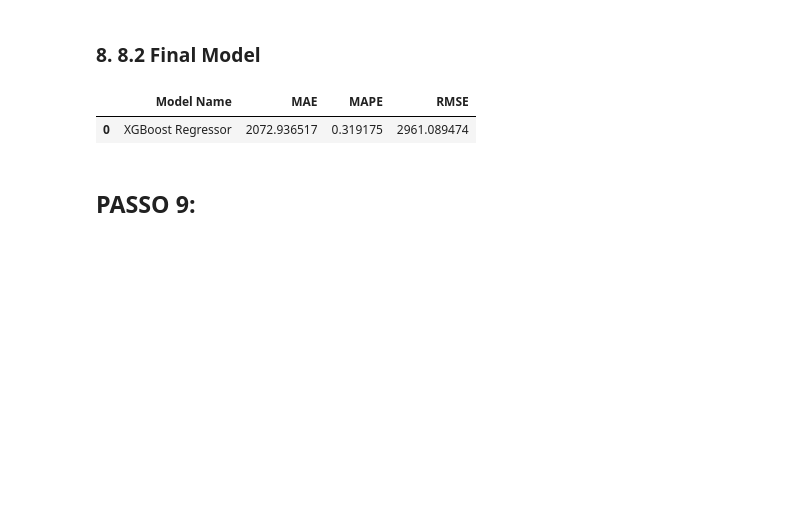
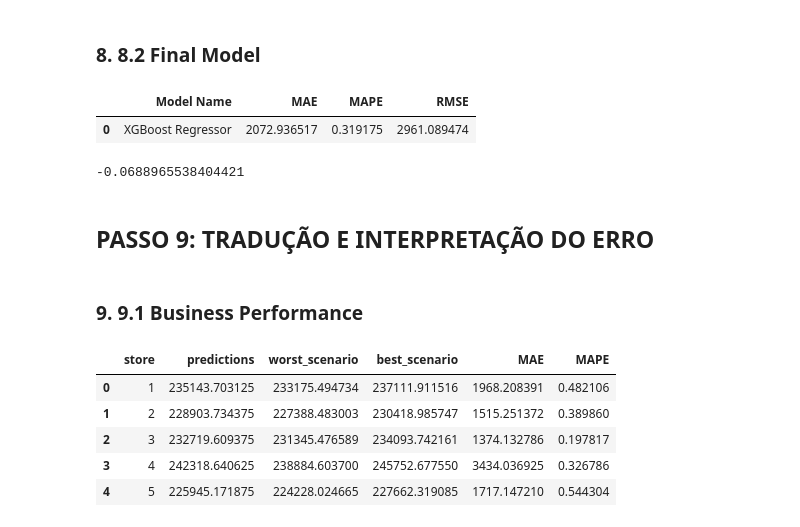
Before and after one commit to leandraresende/ds-producao_rossmann-project, a Jupyter notebook: Store-sales-prediction.ipynb, the cells around one changed output. Saved outputs shown, nothing was run; the diff lists cells and outputs as text; code cells hidden in the pictures; blank space fills up the shorter version.

```diff
--- a/Store-sales-prediction.ipynb
+++ b/Store-sales-prediction.ipynb
@@ -1205,2 +1208,8 @@ xbg_result_tuned
+# %%
+# mean percentage error
+mpe = mean_percentage_error(np.expm1(y_test), np.expm1(yhat_xgb_tuned))
+mpe
+# %% [output]
+-0.0688965538404421
 # %% [markdown]
-## PASSO 9:
+## PASSO 9: TRADUÇÃO E INTERPRETAÇÃO DO ERRO
@@ -1206,0 +1222,2 @@ xbg_result_tuned
+# %% [markdown]
+### 9. 9.1 Business Performance
@@ -1206,0 +1242,9 @@ xbg_result_tuned
+# %%
+df92.head()
+# %% [output]
+|  | store | predictions | worst_scenario | best_scenario | MAE | MAPE |
+| 0 | 1 | 235143.703125 | 233175.494734 | 237111.911516 | 1968.208391 | 0.482106 |
+| 1 | 2 | 228903.734375 | 227388.483003 | 230418.985747 | 1515.251372 | 0.389860 |
+| 2 | 3 | 232719.609375 | 231345.476589 | 234093.742161 | 1374.132786 | 0.197817 |
+| 3 | 4 | 242318.640625 | 238884.603700 | 245752.677550 | 3434.036925 | 0.326786 |
+| 4 | 5 | 225945.171875 | 224228.024665 | 227662.319085 | 1717.147210 | 0.544304 |
```
Also changed, not shown: parts of 11 cells of this notebook.
